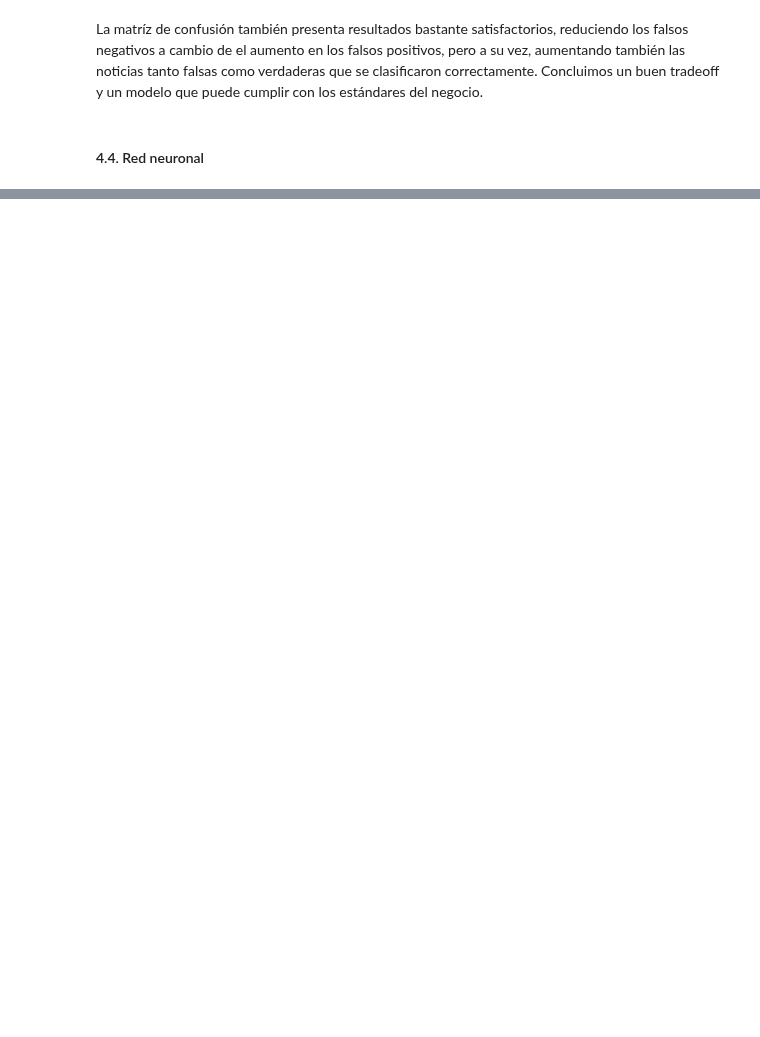
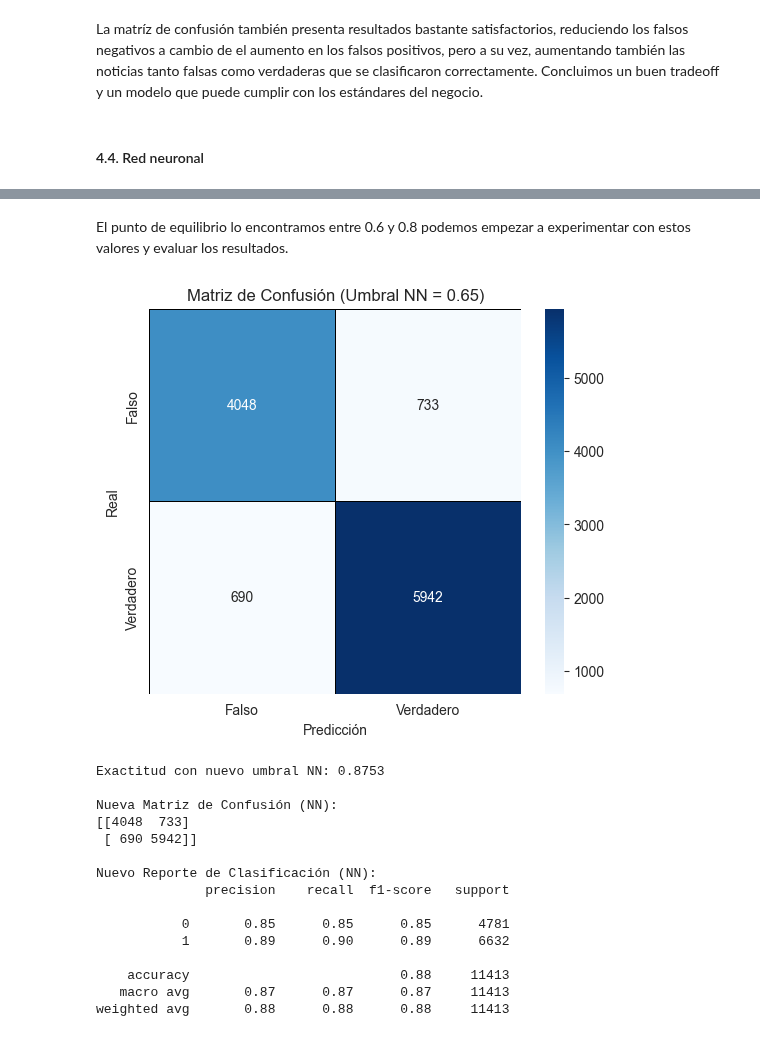
Before and after one commit to scasasbuenas/BI-Proyectos, a Jupyter notebook: proyecto1/desarrolloLab.ipynb, the cells around one changed output, grey strips where cells are left out. Drawn from its saved outputs; the diff is of its cells as text; code cells hidden in the pictures; blank space fills up the shorter version.

```diff
--- a/proyecto1/desarrolloLab.ipynb
+++ b/proyecto1/desarrolloLab.ipynb
@@ -509,0 +607,48 @@ print(f"\nExactitud del modelo: {accuracy_nn:.4f}")
+# %% [markdown]
+El punto de equilibrio lo encontramos entre 0.6 y 0.8 podemos empezar a experimentar con estos valores y evaluar los resultados.
+# %%
+# Definir un nuevo umbral específico para la red neuronal
+nuevo_umbral_nn = 0.65
+
+# Aplicar el nuevo umbral para clasificar
+y_pred_nuevo_nn = (y_prob_nn >= nuevo_umbral_nn).astype(int)
+
+# Calcular la nueva matriz de confusión
+conf_matrix_nuevo_nn = confusion_matrix(y_test, y_pred_nuevo_nn)
+
+# Visualización de la nueva matriz de confusión
+plt.figure(figsize=(6, 5))
+sns.heatmap(conf_matrix_nuevo_nn, annot=True, fmt='d', cmap='Blues', xticklabels=['Falso', 'Verdadero'],
+            yticklabels=['Falso', 'Verdadero'], linewidths=0.5, linecolor='black')
+
+plt.xlabel('Predicción')
+plt.ylabel('Real')
+plt.title(f'Matriz de Confusión (Umbral NN = {nuevo_umbral_nn})')
+plt.show()
+
+# Calcular nuevas métricas
+accuracy_nuevo_nn = accuracy_score(y_test, y_pred_nuevo_nn)
+classification_rep_nuevo_nn = classification_report(y_test, y_pred_nuevo_nn)
+
+print(f"Exactitud con nuevo umbral NN: {accuracy_nuevo_nn:.4f}")
+print("\nNueva Matriz de Confusión (NN):")
+print(conf_matrix_nuevo_nn)
+print("\nNuevo Reporte de Clasificación (NN):")
+print(classification_rep_nuevo_nn)
+# %% [output]
+[figure, added]
+Exactitud con nuevo umbral NN: 0.8753
+
+Nueva Matriz de Confusión (NN):
+[[4048  733]
+ [ 690 5942]]
+
+Nuevo Reporte de Clasificación (NN):
+              precision    recall  f1-score   support
+
+           0       0.85      0.85      0.85      4781
+           1       0.89      0.90      0.89      6632
+
+    accuracy                           0.88     11413
+   macro avg       0.87      0.87      0.87     11413
+weighted avg       0.88      0.88      0.88     11413
```
Also changed, not shown: parts of 24 cells of this notebook.
